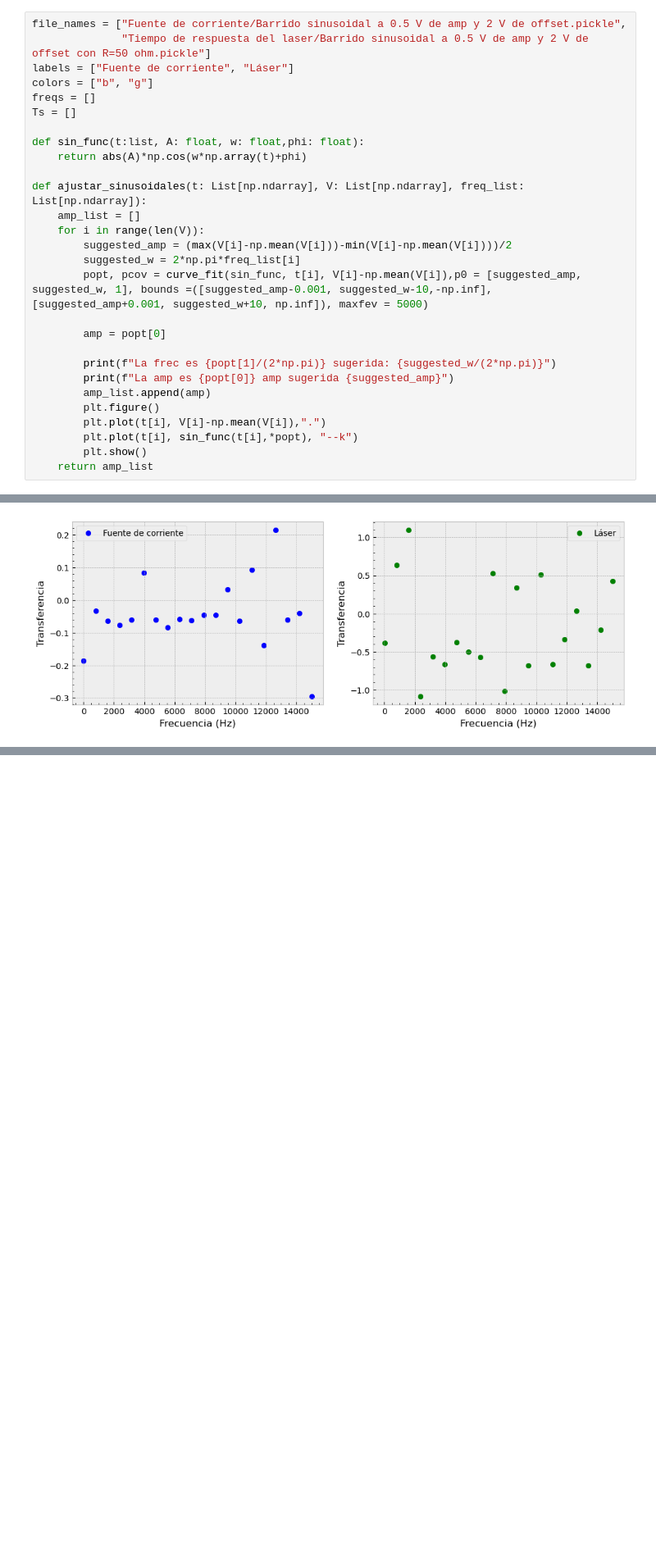
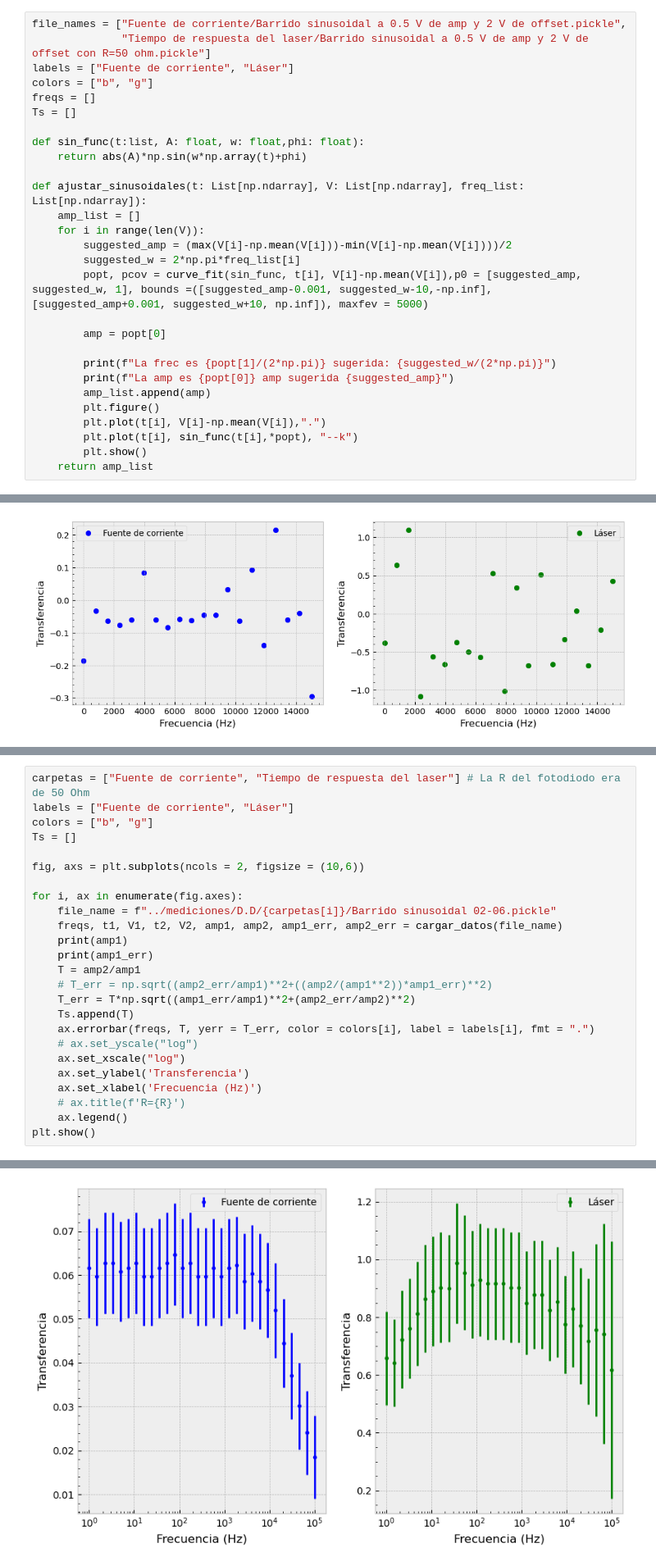
Before and after one commit to DelManuel/Magnetometro-optico, a Jupyter notebook: códigos/analisis_barrido_frecuencia.ipynb, the cells around one changed output, grey strips where cells are left out. Shown at 82% size. Drawn from its saved outputs; the diff is of its cells as text; blank space fills up the shorter version.

```diff
--- a/códigos/analisis_barrido_frecuencia.ipynb
+++ b/códigos/analisis_barrido_frecuencia.ipynb
@@ -36,7 +49,7 @@ freqs = []
 Ts = []
 
 def sin_func(t:list, A: float, w: float,phi: float):
-    return abs(A)*np.cos(w*np.array(t)+phi)
+    return abs(A)*np.sin(w*np.array(t)+phi)
 
 def ajustar_sinusoidales(t: List[np.ndarray], V: List[np.ndarray], freq_list: List[np.ndarray]):
     amp_list = []
@@ -106,0 +102,26 @@ plt.show()
+# %%
+carpetas = ["Fuente de corriente", "Tiempo de respuesta del laser"] # La R del fotodiodo era de 50 Ohm
+labels = ["Fuente de corriente", "Láser"]
+colors = ["b", "g"]
+Ts = []
+
+fig, axs = plt.subplots(ncols = 2, figsize = (10,6))
+
+for i, ax in enumerate(fig.axes):
+    file_name = f"../mediciones/D.D/{carpetas[i]}/Barrido sinusoidal 02-06.pickle"
+    freqs, t1, V1, t2, V2, amp1, amp2, amp1_err, amp2_err = cargar_datos(file_name)
+    print(amp1)
+    print(amp1_err)
+    T = amp2/amp1
+    # T_err = np.sqrt((amp2_err/amp1)**2+((amp2/(amp1**2))*amp1_err)**2)
+    T_err = T*np.sqrt((amp1_err/amp1)**2+(amp2_err/amp2)**2)
+    Ts.append(T)
+    ax.errorbar(freqs, T, yerr = T_err, color = colors[i], label = labels[i], fmt = ".")
+    # ax.set_yscale("log")
+    ax.set_xscale("log")
+    ax.set_ylabel('Transferencia')
+    ax.set_xlabel('Frecuencia (Hz)')
+    # ax.title(f'R={R}')
+    ax.legend()
+plt.show()
+# %% [output]
@@ -106,0 +144 @@ plt.show()
+[figure, added]
```
Also changed, not shown: parts of 6 cells of this notebook, 4 other files.
